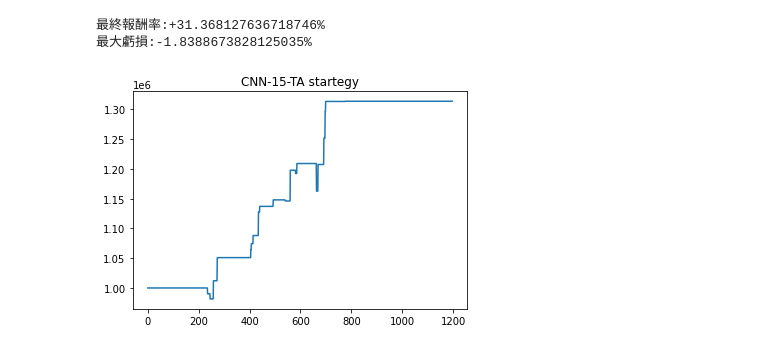
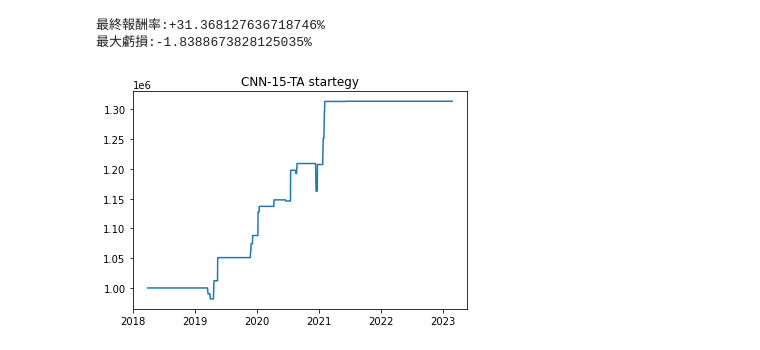
Before and after one commit to skywalker0803r/telegram-investment-advice-bot, a Jupyter notebook: CNN_15_TA_startegy.ipynb, the cells around one changed output. Saved outputs shown, nothing was run; the diff lists cells and outputs as text; code cells hidden in the pictures.

```diff
--- a/CNN_15_TA_startegy.ipynb
+++ b/CNN_15_TA_startegy.ipynb
@@ -84,7 +84,7 @@ def process(df,scaler,model):
     plt.title('SELL SIGNAL')
     plt.show()
 
-    return answer
+    return answer,Close.index
 
 # 回測框架參考自CHATGPT
 # https://shareg.pt/wQwSsaA
@@ -102,7 +102,7 @@ def backtest(df, model, scaler,ub,lb,t):
     <you codeing here>
 '''
 
-signals = process(df,scaler,model)
+signals,index = process(df,scaler,model)
 capital = 1000000  # 初始資本
 hold = False  # 是否持有股票
 entry_price = 0  # 進場價格
@@ -168,11 +168,11 @@ for i, signal in enumerate(signals):
 賣出價格: 16215.8203125
 獲利: 331.27734375
 # %%
-plt.plot(capital_history)
+plt.plot(index,capital_history)
 plt.title('CNN-15-TA startegy')
 print(f"最終報酬率:+{(capital_history[-1]/capital_history[0]-1)*100}%")
 print(f"最大虧損:{-(1-min(capital_history)/capital_history[0])*100}%")
 # %% [output]
 最終報酬率:+31.368127636718746%
 最大虧損:-1.8388673828125035%
-[figure, old version]
+[figure, new version]
```
Also changed, not shown: parts of 1 cell of this notebook.
